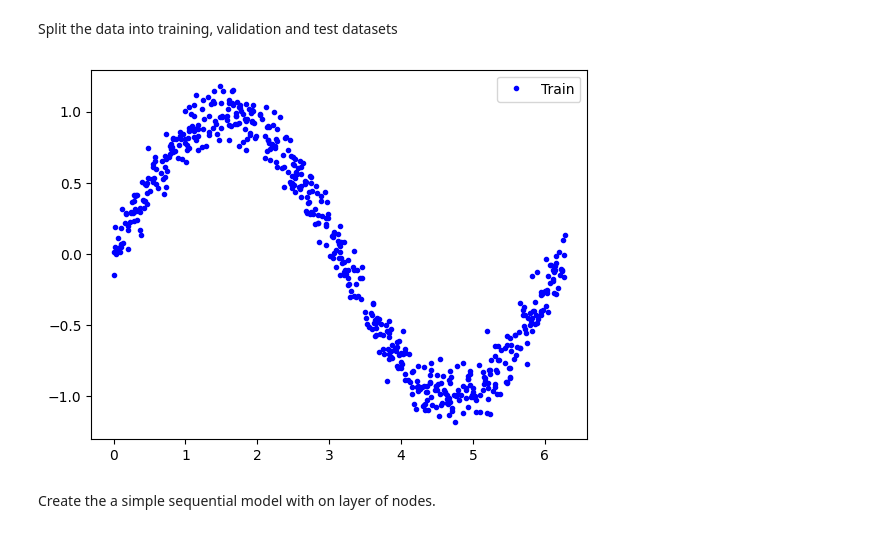
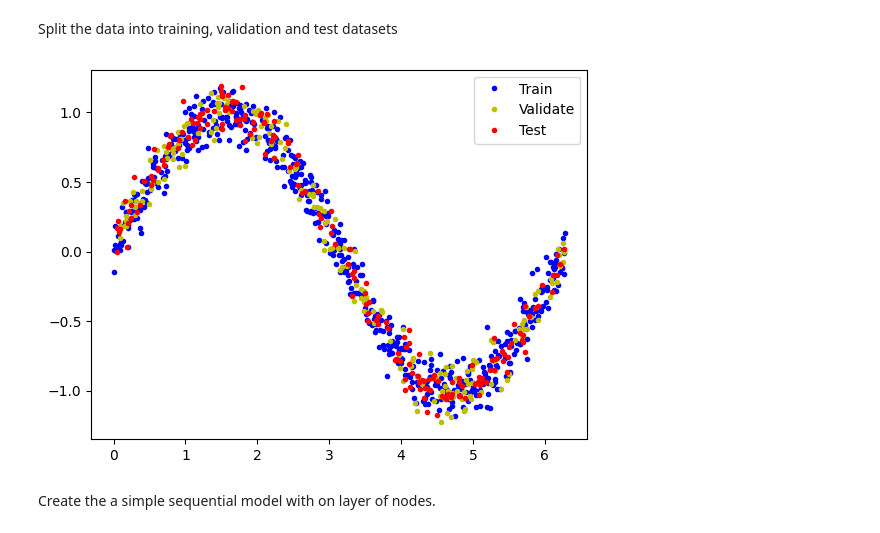
Before and after one commit to efabless/tt_ml_test, a Jupyter notebook: Pytorch_test.ipynb, the cells around one changed output. Cells and saved outputs as stored; diff of their text form; code cells hidden in the pictures.

```diff
--- a/Pytorch_test.ipynb
+++ b/Pytorch_test.ipynb
@@ -89,26 +90,26 @@ Split the data into training, validation and test datasets
 # %%
 # We'll use 60% of our data for training and 20% for testing. The remaining 20%
 # will be used for validation. Calculate the indices of each section.
 TRAIN_SPLIT =  int(0.6 * SAMPLES)
 TEST_SPLIT = int(0.2 * SAMPLES + TRAIN_SPLIT)
 
 # Use np.split to chop our data into three parts.
 # The second argument to np.split is an array of indices where the data will be
 # split. We provide two indices, so the data will be divided into three chunks.
 x_train, x_validate, x_test = np.split(x_values, [TRAIN_SPLIT, TEST_SPLIT])
 y_train, y_validate, y_test = np.split(y_values, [TRAIN_SPLIT, TEST_SPLIT])
 
 # Double check that our splits add up correctly
 assert (x_train.size + x_validate.size + x_test.size) ==  SAMPLES
 
 # Plot the data in each partition in different colors:
 plt.plot(x_train, y_train, 'b.', label="Train")
-#plt.plot(x_validate, y_validate, 'y.', label="Validate")
-#plt.plot(x_test, y_test, 'r.', label="Test")
+plt.plot(x_validate, y_validate, 'y.', label="Validate")
+plt.plot(x_test, y_test, 'r.', label="Test")
 plt.legend()
 plt.show()
 # %% [output]
-[figure, old version]
+[figure, new version]
 # %% [markdown]
 Create the a simple sequential model with on layer of nodes.
 # %%
```
Also changed, not shown: parts of 11 cells of this notebook.
